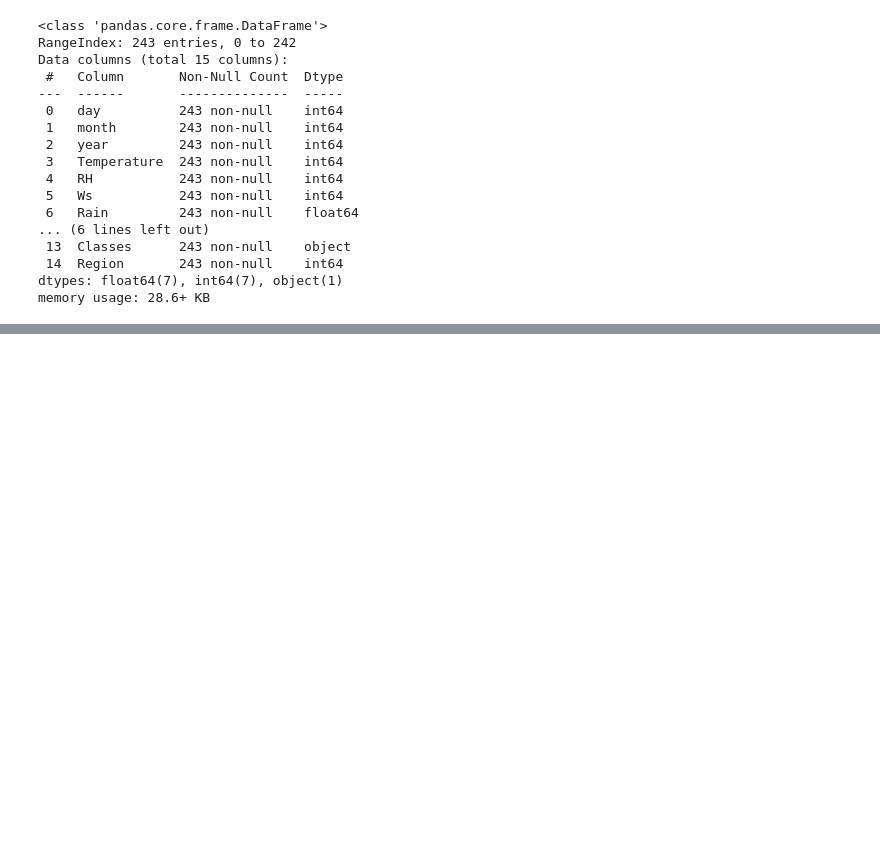
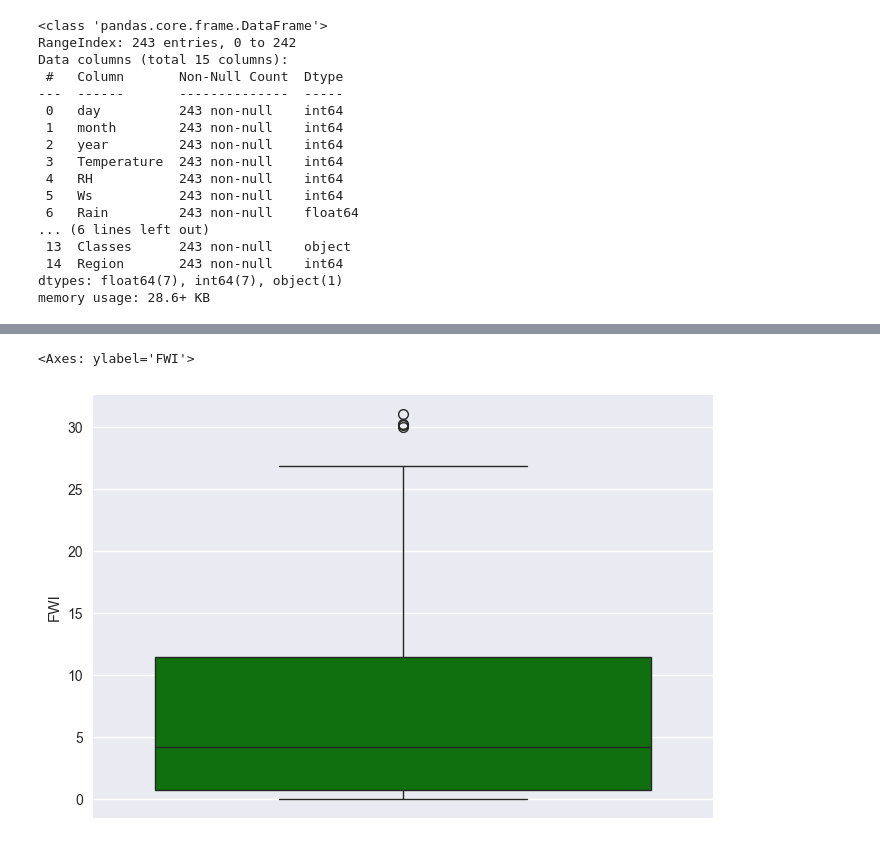
Before and after one commit to princerxj/Machine_Learning, a Jupyter notebook: 2.Ridge_Lasso_Regression/Ridge_Lasso.ipynb, the cells around one changed output, grey strips where cells are left out. Saved outputs shown, nothing was run; the diff lists cells and outputs as text; code cells hidden in the pictures; blank space fills up the shorter version.

```diff
--- a/2.Ridge_Lasso_Regression/Ridge_Lasso.ipynb
+++ b/2.Ridge_Lasso_Regression/Ridge_Lasso.ipynb
@@ -298,0 +387,6 @@ df.to_csv('Algerian_forest_fires_cleaned_dataset.csv', index=False)
+# %%
+## BoxPlots
+sns.boxplot(df['FWI'], color='g')
+# %% [output]
+<Axes: ylabel='FWI'>
+[figure, added]
```
Also changed, not shown: parts of 17 cells of this notebook.
